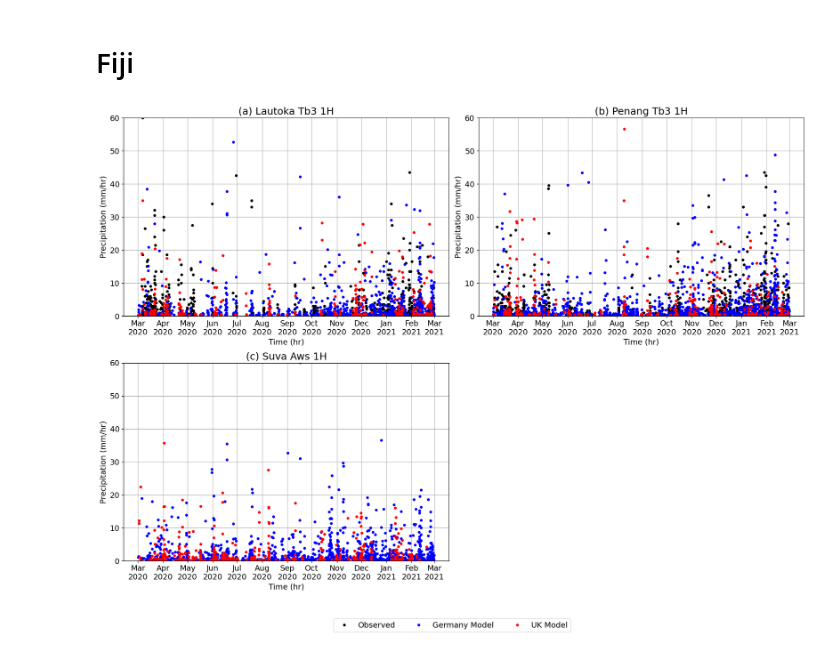
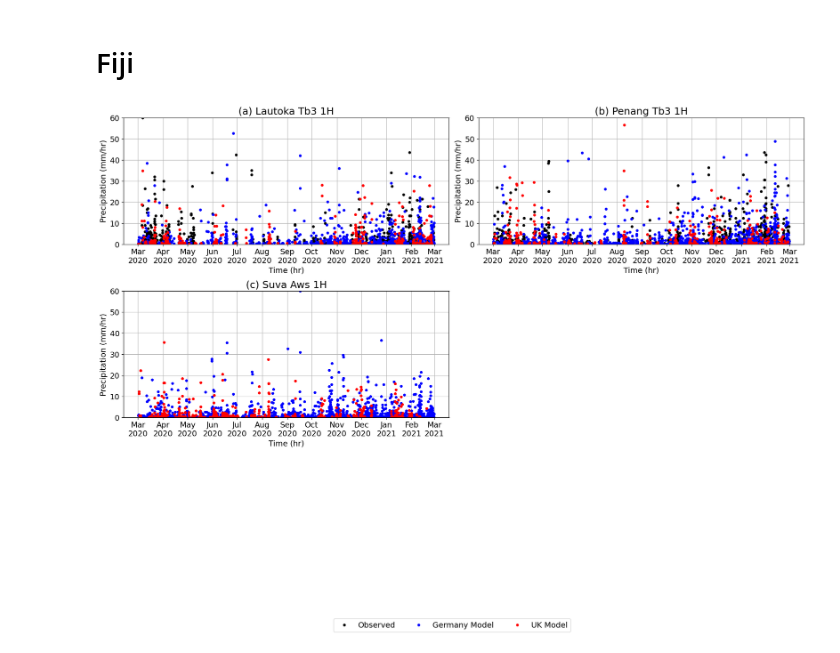
Before and after one commit to 21centuryweather/hk25-AusNode-ExtremePrecipitation, a Jupyter notebook: Code/s6_var_check_timeseries.ipynb, the cells around one changed output. Saved outputs shown, nothing was run; the diff lists cells and outputs as text; code cells hidden in the pictures.

```diff
--- a/Code/s6_var_check_timeseries.ipynb
+++ b/Code/s6_var_check_timeseries.ipynb
@@ -139,7 +139,7 @@ start_date = '2020-03-01'
 end_date = '2021-02-28'
 stations = list(obs_file_paths.keys())
 
-fig, axes = plt.subplots(2, 2, figsize=(18, 14), sharex=True)
+fig, axes = plt.subplots(3, 2, figsize=(18, 14), sharex=True)
 axes = axes.flatten()
 
 for i, station in enumerate(stations):
@@ -193,31 +193,31 @@ for i, station in enumerate(stations):
         ax.plot(obs_df.index, obs_df[obs_column], linestyle='none', marker='o', color='black', markersize=4)
         ax.plot(germany_df.index, germany_df[model_column], linestyle='none', marker='o', color='blue', markersize=4)
         ax.plot(uk_df.index, uk_df[model_column], linestyle='none', marker='o', color='red', markersize=4)
 
     subplot_labels = ['(a)', '(b)', '(c)', '(d)']
     ax.set_title(f"{subplot_labels[i]} {station.replace('_', ' ').title()}", fontsize=18)
     ax.set_ylabel('Precipitation (mm/hr)', fontsize=14)
     ax.set_xlabel('Time (hr)', fontsize=14)
     ax.grid(True)
     ax.set_ylim(0,60)
     ax.xaxis.set_major_locator(mdates.MonthLocator())
     ax.xaxis.set_major_formatter(mdates.DateFormatter('%b\n%Y'))
     ax.tick_params(axis='both', which='major', labelsize=14)
 
 if len(stations) < len(axes):
     for j in range(len(stations), len(axes)):
         fig.delaxes(axes[j])
 
 for ax in axes:
     ax.tick_params(labelbottom=True)
 
 handles, labels = axes[0].get_legend_handles_labels()
 fig.legend(handles, labels, loc='lower center', ncol=3, fontsize=14)
 fig.tight_layout(rect=[0, 0.07, 1, 0.96])
 
 # plt.savefig("/home/561/lk5320/hk25-AusNode-ExtremePrecipitation/Plots/s6_timeseries_1hr_fiji.png", format='png', dpi=300, bbox_inches='tight')
 
 
 plt.show()
 # %% [output]
-[figure, old version]
+[figure, new version]
```
Also changed, not shown: 2 other files.
